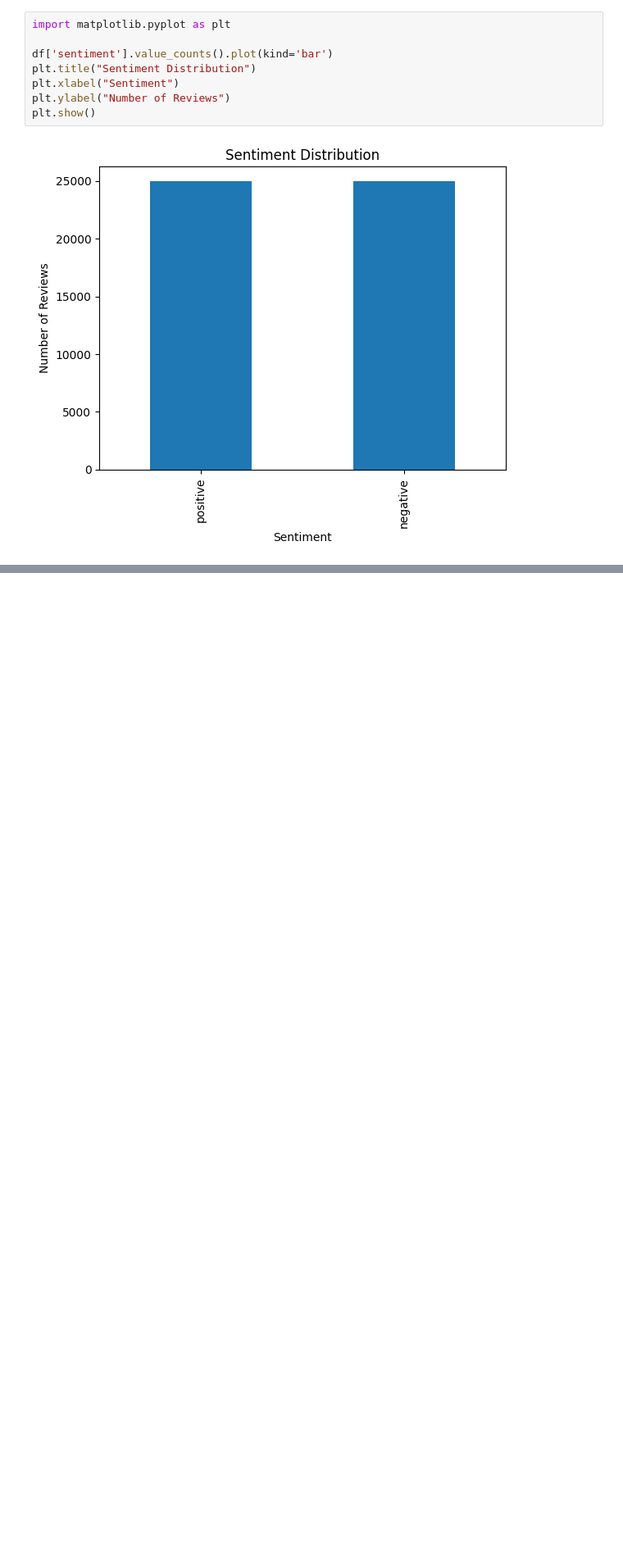
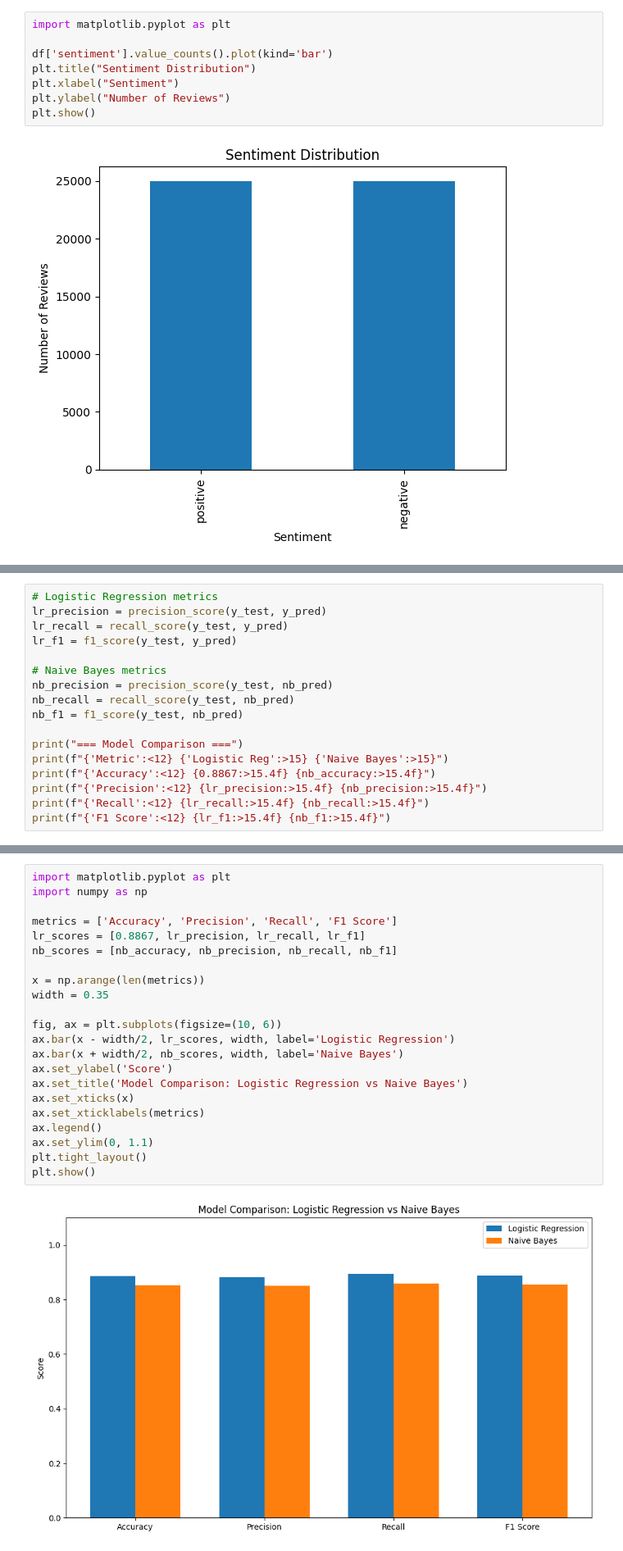
Before and after one commit to sirishaxx/Customer-Sentiment-Analysis, a Jupyter notebook: Customer_Sentiment_Analysis.ipynb, the cells around one changed output, grey strips where cells are left out. Shown at 82% size. Saved outputs shown, nothing was run; the diff lists cells and outputs as text; blank space fills up the shorter version.

```diff
--- a/Customer_Sentiment_Analysis.ipynb
+++ b/Customer_Sentiment_Analysis.ipynb
@@ -86,0 +99,17 @@ plt.show()
+# %%
+# Logistic Regression metrics
+lr_precision = precision_score(y_test, y_pred)
+lr_recall = recall_score(y_test, y_pred)
+lr_f1 = f1_score(y_test, y_pred)
+
+# Naive Bayes metrics
+nb_precision = precision_score(y_test, nb_pred)
+nb_recall = recall_score(y_test, nb_pred)
+nb_f1 = f1_score(y_test, nb_pred)
+
+print("=== Model Comparison ===")
+print(f"{'Metric':<12} {'Logistic Reg':>15} {'Naive Bayes':>15}")
+print(f"{'Accuracy':<12} {0.8867:>15.4f} {nb_accuracy:>15.4f}")
+print(f"{'Precision':<12} {lr_precision:>15.4f} {nb_precision:>15.4f}")
+print(f"{'Recall':<12} {lr_recall:>15.4f} {nb_recall:>15.4f}")
+print(f"{'F1 Score':<12} {lr_f1:>15.4f} {nb_f1:>15.4f}")
@@ -86,0 +123,24 @@ plt.show()
+# %%
+import matplotlib.pyplot as plt
+import numpy as np
+
+metrics = ['Accuracy', 'Precision', 'Recall', 'F1 Score']
+lr_scores = [0.8867, lr_precision, lr_recall, lr_f1]
+nb_scores = [nb_accuracy, nb_precision, nb_recall, nb_f1]
+
+x = np.arange(len(metrics))
+width = 0.35
+
+fig, ax = plt.subplots(figsize=(10, 6))
+ax.bar(x - width/2, lr_scores, width, label='Logistic Regression')
+ax.bar(x + width/2, nb_scores, width, label='Naive Bayes')
+ax.set_ylabel('Score')
+ax.set_title('Model Comparison: Logistic Regression vs Naive Bayes')
+ax.set_xticks(x)
+ax.set_xticklabels(metrics)
+ax.legend()
+ax.set_ylim(0, 1.1)
+plt.tight_layout()
+plt.show()
+# %% [output]
+[figure, added]
```
Also changed, not shown: parts of 2 cells of this notebook.
